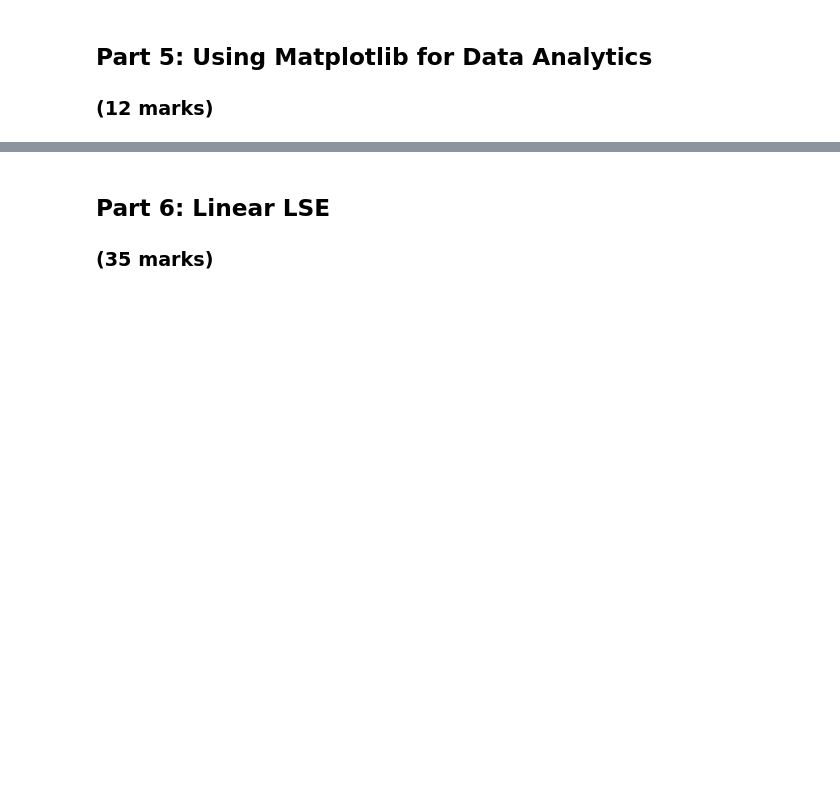
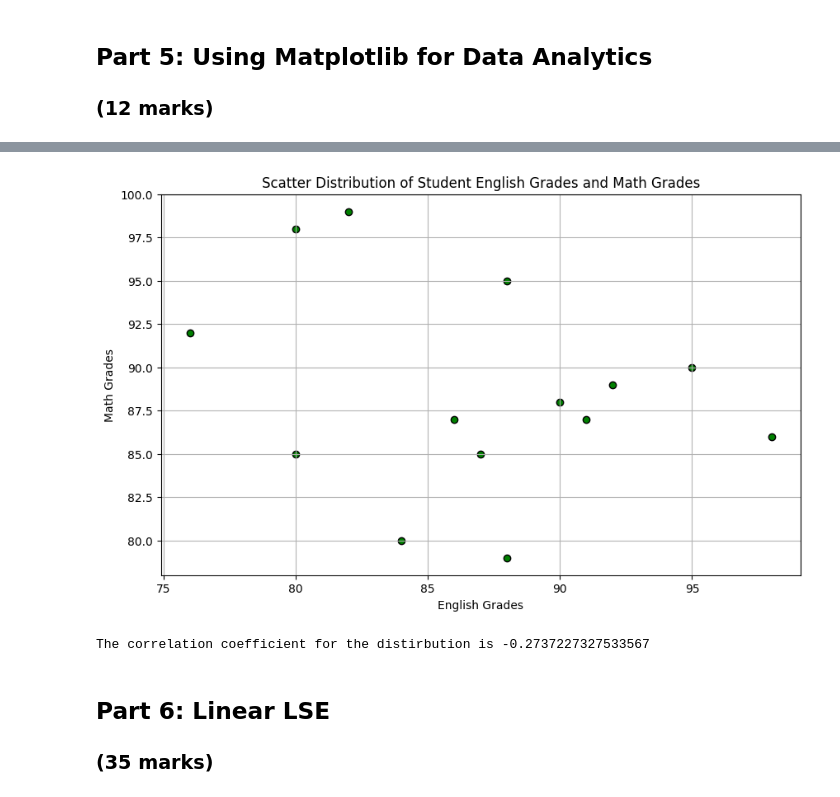
Before and after one commit to karafitzgerald/ENGG680_2025_Fall, a Jupyter notebook: Lab_Assignment1/StudentGradeManagement.ipynb, the cells around one changed output, grey strips where cells are left out. Drawn from its saved outputs; the diff is of its cells as text; code cells hidden in the pictures; blank space fills up the shorter version.

```diff
--- a/Lab_Assignment1/StudentGradeManagement.ipynb
+++ b/Lab_Assignment1/StudentGradeManagement.ipynb
@@ -600,23 +628,35 @@ plt.show()
 # %%
 # Let's also use matplotlib to display a scatter plot of English vs. Math grades
 # Scatter plots are useful for seeing the relationship between two variables
 plt.figure(figsize=(10, 6))
 
 # Step 1: Use .scatter(x_data, y_data) to create a scatter plot using the English grades on the x-axis, and Math grades on the y-axis
 # (2 mark)
 #
-
+plt.scatter(df_studentGrades['englishGrade'], df_studentGrades['mathGrade'], color ='green', edgecolor = 'black')
 # Step 1: Properly label the x and y axes as well as the title of your plot.
 # (3 marks)
 #
+plt.xlabel ("English Grades")
+plt.ylabel ("Math Grades")
+plt.title ("Scatter Distribution of Student English Grades and Math Grades")
 plt.grid(True)
 
 # Step 2: Output an image file for the scatter plot with a descriptive file name
 # (1 mark)
 #
-
+plt.savefig('Scatter Distribution.png')
 plt.show()
+# %% [output]
+[figure, added]
 # %%
 # From the scatter plot, is there a relationship between the Math and English grades?
 # (1 mark)
 #
+import numpy as np
+x = df_studentGrades['englishGrade']
+y=df_studentGrades['mathGrade']
+r=np.corrcoef(x,y)
+print(f"The correlation coefficient for the distirbution is {r[0,1]}")
+# %% [output]
+The correlation coefficient for the distirbution is -0.2737227327533567
```
Also changed, not shown: parts of 19 cells of this notebook.
